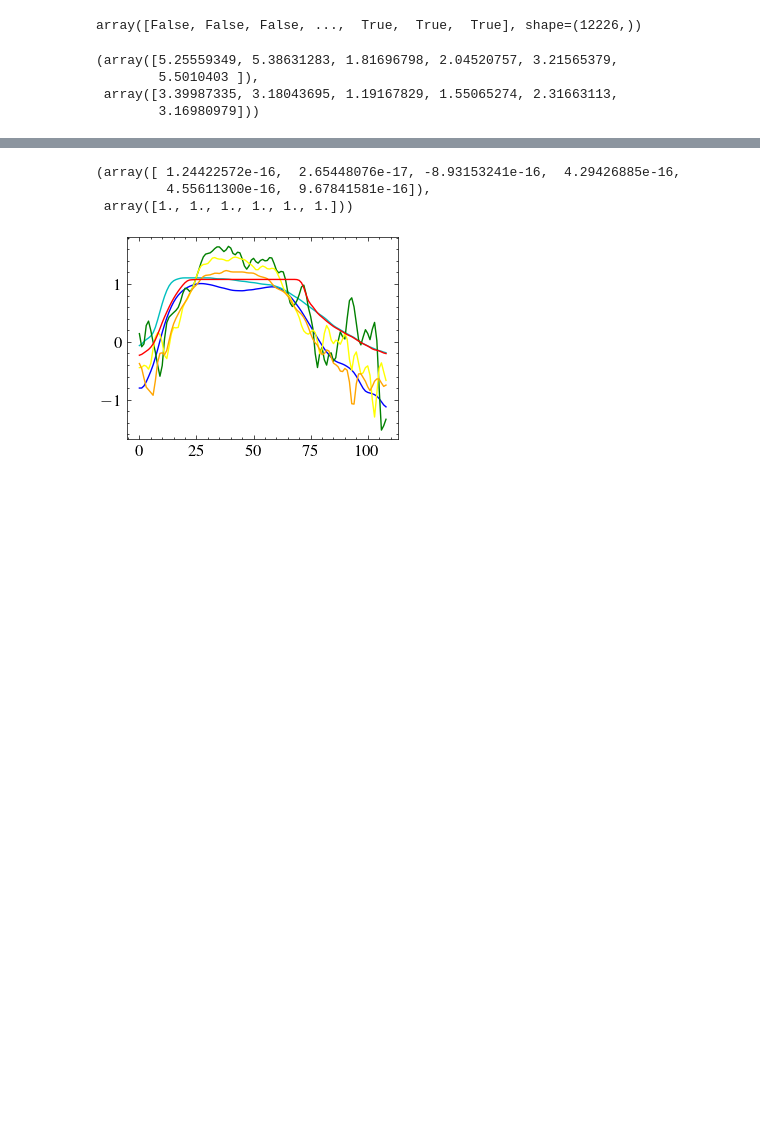
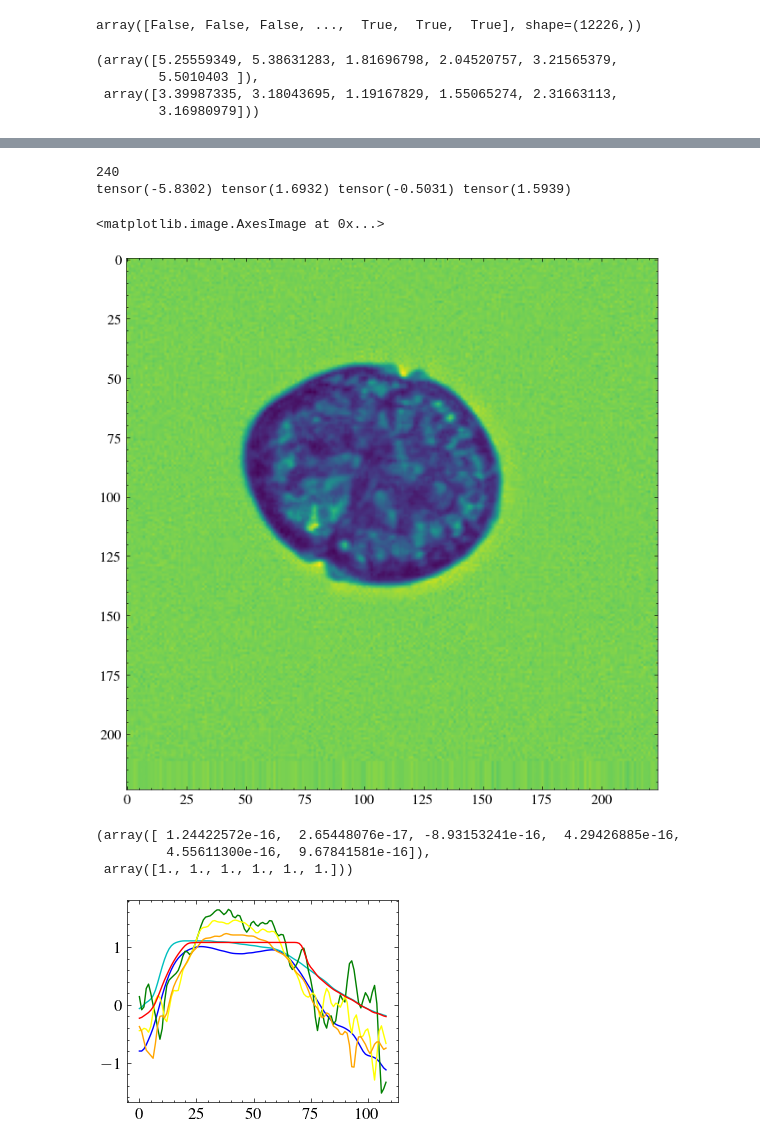
Before and after one commit to imveikka/multimodal_plankton_recognition, a Jupyter notebook: analysis.ipynb, the cells around one changed output, grey strips where cells are left out. Saved outputs shown, nothing was run; the diff lists cells and outputs as text; code cells hidden in the pictures; blank space fills up the shorter version.

```diff
--- a/analysis.ipynb
+++ b/analysis.ipynb
@@ -263,3 +269,33 @@ mu, std
+# %%
+from src.data import resize_pil
+
+img = Image.open(data_dir / bar[1000])
+print(img.height)
+
+it = v2.Compose((
+    lambda x: x.crop((0, 25, x.width, x.height)),
+    lambda x: resize_pil(x, 240, edge=True),
+    v2.ToImage(),
+    v2.Grayscale(),
+    v2.ToDtype(torch.float32, scale=True),
+    v2.Normalize([0.6136], [0.0938]),
+    v2.RandomCrop((224, 224)),
+    v2.RandomVerticalFlip(),
+    lambda x: x + 1e-3 * torch.randn_like(x),
+))
+
+_, ax = plt.subplots(figsize=(8, 8))
+
+out = it(img)
+
+print(out.min(), out.max(), out.mean(), out.std())
+
+ax.imshow(out[0])
+# %% [output]
+240
+tensor(-5.8302) tensor(1.6932) tensor(-0.5031) tensor(1.5939)
+<matplotlib.image.AxesImage at 0x...>
+[figure, added]
 # %%
 foo = (P - mu) / std
 foo.mean(0), foo.std(0)
```
Also changed, not shown: parts of 6 cells of this notebook, 5 other files.
